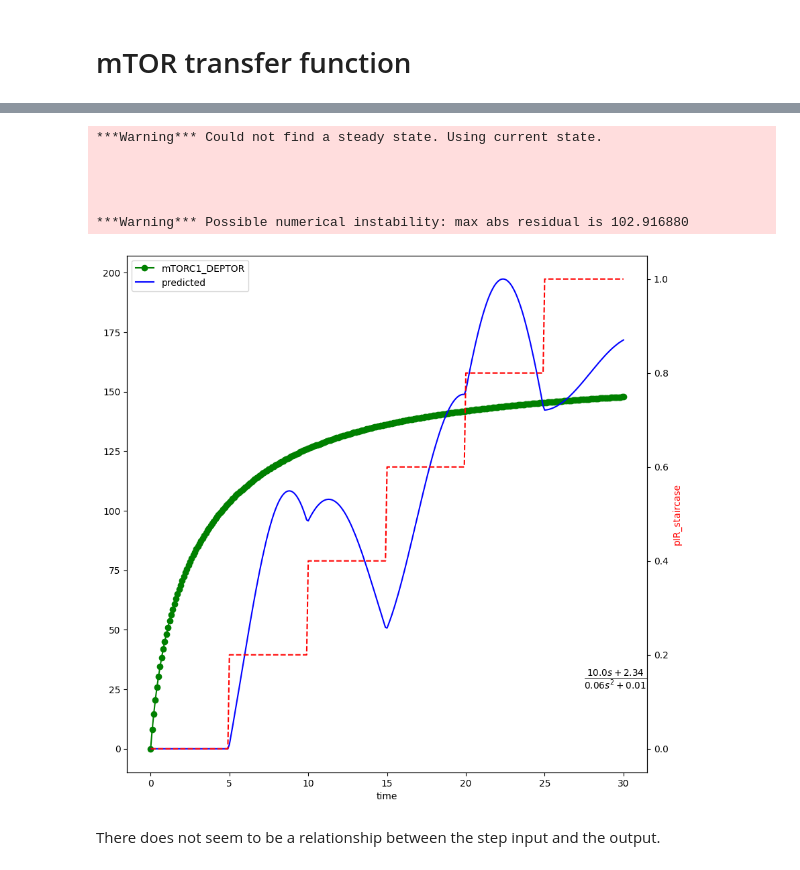
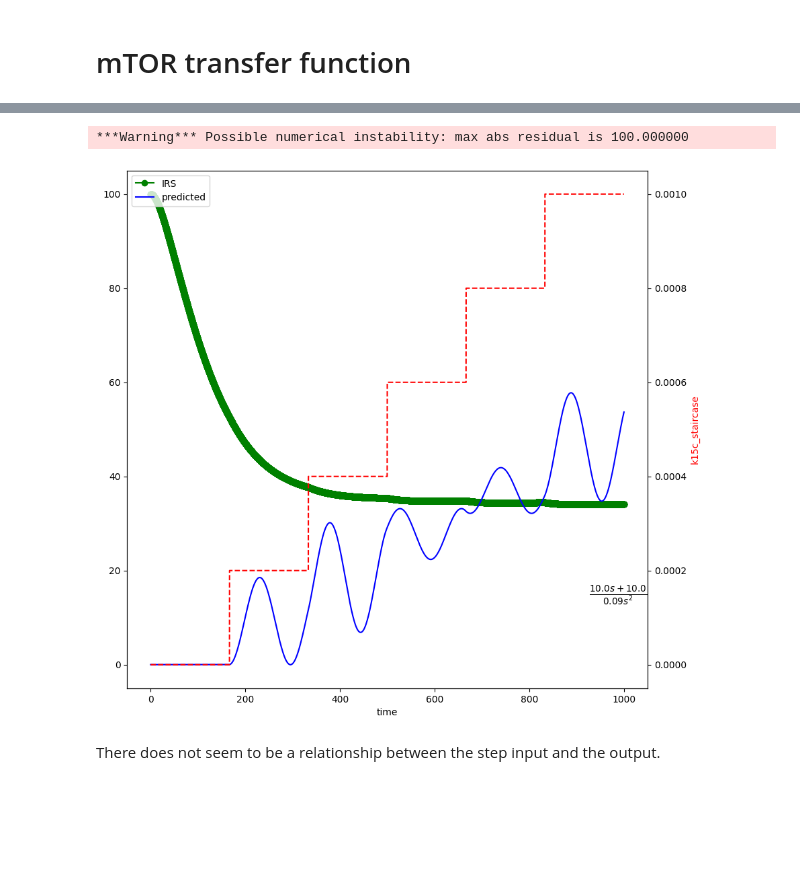
Before and after one commit to joseph-hellerstein/advanced-controls-lectures, a Jupyter notebook: classes/winter_2023/lectures/lecture_11_12-system-identification/system_identification.ipynb, the cells around one changed output, grey strips where cells are left out. Cells and saved outputs as stored; diff of their text form; code cells hidden in the pictures; blank space fills up the shorter version.

```diff
--- a/classes/winter_2023/lectures/lecture_11_12-system-identification/system_identification.ipynb
+++ b/classes/winter_2023/lectures/lecture_11_12-system-identification/system_identification.ipynb
@@ -298,7 +263,8 @@ The key consideration here is accuracy of DC Gain. How do the step increases in
 # %% [markdown]
 # mTOR transfer function
 # %%
-MTOR_BUILDER = MTOR_CTLSB.makeSISOTransferFunctionBuilder()
-MTOR_STAIRCASE = ctl.Staircase(initial_value=0, final_value=1, num_step=5)
-response_ts = MTOR_BUILDER.makeStaircaseResponse(staircase=MTOR_STAIRCASE, end_time=2000)
+MTOR_CTLSB = ctl.ControlSBML(MTOR_MODEL, input_names=["k15c"], output_names=["IRS"])
+MTOR_BUILDER = MTOR_CTLSB.makeSISOTransferFunctionBuilder(is_fixed_input_species=True)
+MTOR_STAIRCASE = ctl.Staircase(initial_value=0, final_value=0.1, num_step=1)
+response_ts = MTOR_BUILDER.makeStaircaseResponse(staircase=MTOR_STAIRCASE, end_time=3000)
 # %%
@@ -308,14 +276,10 @@ MTOR_BUILDER.plotStaircaseResponse(response_ts,  figsize=(3,3), legend_crd=(2, 1
 # %%
-fitter_result = MTOR_BUILDER.fitTransferFunction(num_numerator=2, num_denominator=3, staircase=MTOR_STAIRCASE, start_time=0, end_time=30)
+staircase = ctl.Staircase(initial_value=0, final_value=0.001, num_step=5)
+fitter_result = MTOR_BUILDER.fitTransferFunction(num_numerator=2, num_denominator=3, staircase=staircase, start_time=0, end_time=1000)
 MTOR_BUILDER.plotFitTransferFunction(fitter_result)
 # %% [output]
-***Warning*** Could not find a steady state. Using current state.
-
-
-
-
-***Warning*** Possible numerical instability: max abs residual is 102.916880
+***Warning*** Possible numerical instability: max abs residual is 100.000000
-[figure, old version]
+[figure, new version]
 # %% [markdown]
 There does not seem to be a relationship between the step input and the output.
 # %% [markdown]
```
Also changed, not shown: parts of 35 cells of this notebook, 1 other file.
